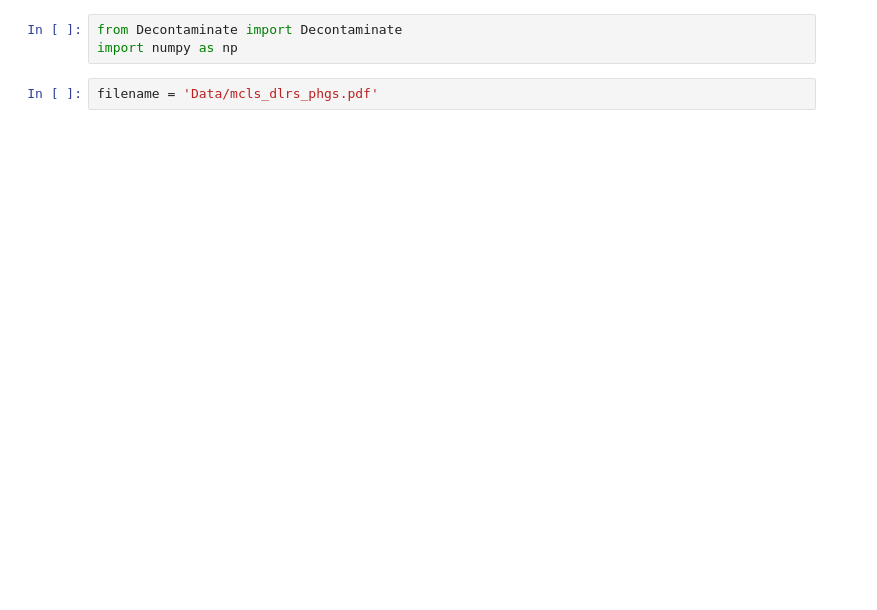
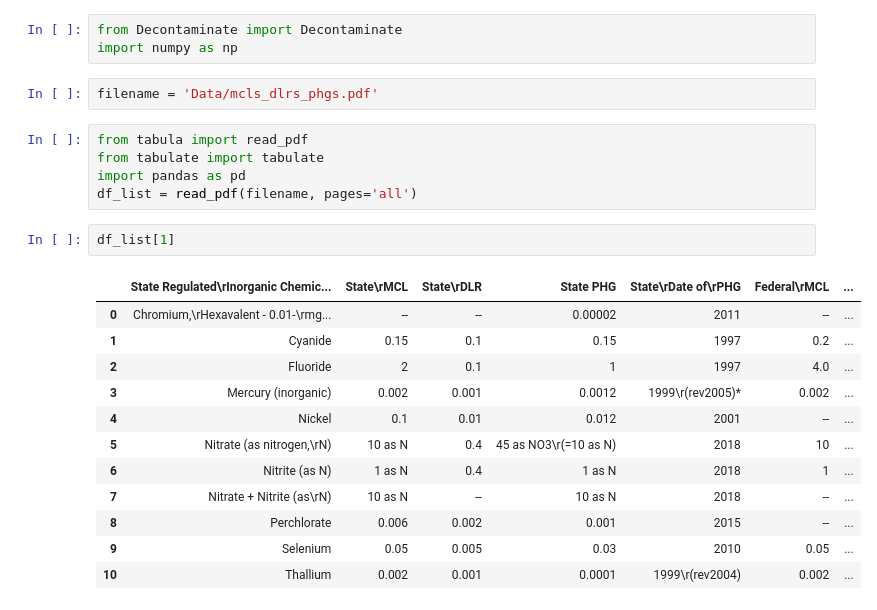
Before and after one commit to FreshOats/Water_Quality, a Jupyter notebook: Decontaminate_Data.ipynb, the cells around one changed output. Drawn from its saved outputs; the diff is of its cells as text; blank space fills up the shorter version.

```diff
--- a/Decontaminate_Data.ipynb
+++ b/Decontaminate_Data.ipynb
@@ -3,3 +3,23 @@ from Decontaminate import Decontaminate
 import numpy as np
 # %%
 filename = 'Data/mcls_dlrs_phgs.pdf'
+# %%
+from tabula import read_pdf
+from tabulate import tabulate
+import pandas as pd
+df_list = read_pdf(filename, pages='all')
+# %%
+df_list[1]
+# %% [output]
+|  | State Regulated\rInorganic Chemic... | State\rMCL | State\rDLR | State PHG | State\rDate of\rPHG | Federal\rMCL | ... |
+| 0 | Chromium,\rHexavalent - 0.01-\rmg... | -- | -- | 0.00002 | 2011 | -- | ... |
+| 1 | Cyanide | 0.15 | 0.1 | 0.15 | 1997 | 0.2 | ... |
+| 2 | Fluoride | 2 | 0.1 | 1 | 1997 | 4.0 | ... |
+| 3 | Mercury (inorganic) | 0.002 | 0.001 | 0.0012 | 1999\r(rev2005)* | 0.002 | ... |
+| 4 | Nickel | 0.1 | 0.01 | 0.012 | 2001 | -- | ... |
+| 5 | Nitrate (as nitrogen,\rN) | 10 as N | 0.4 | 45 as NO3\r(=10 as N) | 2018 | 10 | ... |
+| 6 | Nitrite (as N) | 1 as N | 0.4 | 1 as N | 2018 | 1 | ... |
+| 7 | Nitrate + Nitrite (as\rN) | 10 as N | -- | 10 as N | 2018 | -- | ... |
+| 8 | Perchlorate | 0.006 | 0.002 | 0.001 | 2015 | -- | ... |
+| 9 | Selenium | 0.05 | 0.005 | 0.03 | 2010 | 0.05 | ... |
+| 10 | Thallium | 0.002 | 0.001 | 0.0001 | 1999\r(rev2004) | 0.002 | ... |
```
Also changed, not shown: parts of 2 cells of this notebook, 3 other files.
